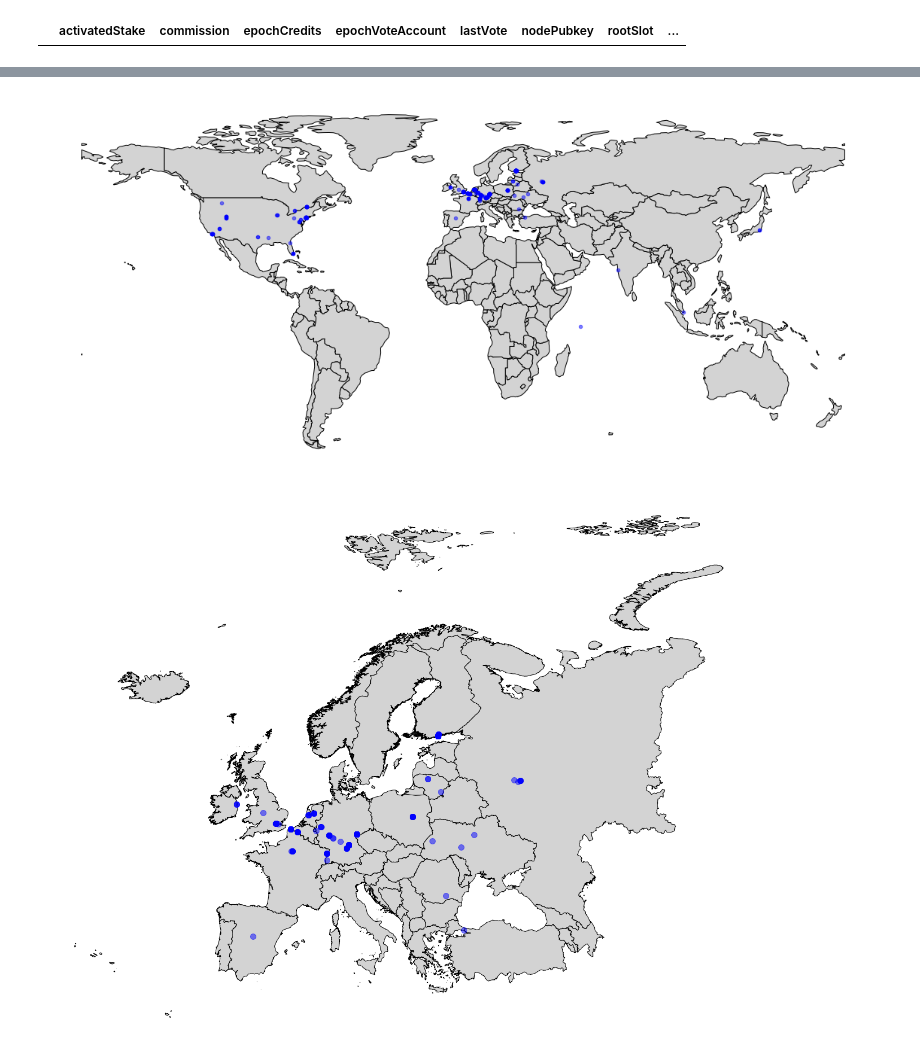
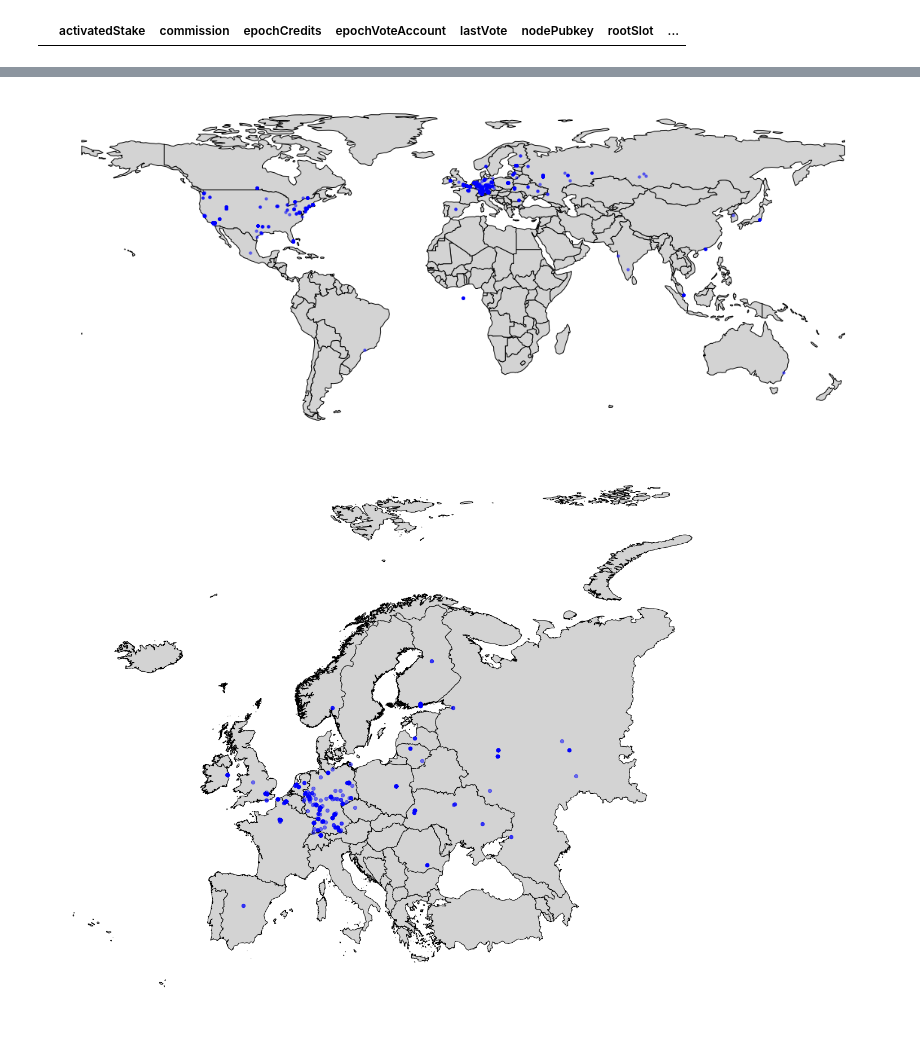
Before and after one commit to jnaulty/solana-validator-exploration, a Jupyter notebook: Solana Validator Exploration.ipynb, the cells around one changed output, grey strips where cells are left out. Saved outputs shown, nothing was run; the diff lists cells and outputs as text; code cells hidden in the pictures.

Commit message:
use shodan data--increase coverage of IPs evaluated

```diff
--- a/Solana Validator Exploration.ipynb
+++ b/Solana Validator Exploration.ipynb
@@ -258,4 +311,4 @@ sol_df.head()
 # %%
-applied_df = sol_df.apply(lambda row: get_ip_information_dict(row['tpu']), axis='columns', result_type='expand')
+applied_df = sol_df.apply(lambda row: get_ip_information_shodan(row['tpu']), axis='columns', result_type='expand')
 applied_df.head()
 # %% [output]
@@ -277,4 +354,4 @@ applied_df.head()
 # %%
-sol_df = pd.concat([sol_df, applied_df], axis='columns')
-sol_df.head()
+new_df = pd.concat([sol_df, applied_df], axis='columns')
+new_df.info()
 # %% [output]
@@ -288,7 +375,10 @@ sol_df.head()
 # %%
 #save_point
-#sol_df.to_pickle("sol_df.pkl")
+#new_df.to_pickle("ip_info_from_shodan_data_df.sep-3-2022.pkl")
 # load pickle with
-sol_df = pd.read_pickle("sol_df.pkl")
-sol_df.head()
+#sol_df = pd.read_pickle("sol_df.pkl")
+new_df.head()
+sol_df = new_df
+sol_df.info()
+metadata = "shodan_data_sep3_2022"
 # %% [output]
@@ -302,6 +402,6 @@ sol_df.head()
 # %%
 # duplicates entered from zip/map
-sol_df = sol_df.loc[:, ~sol_df.columns.duplicated()].copy()
+# sol_df = sol_df.loc[:, ~sol_df.columns.duplicated()].copy()
 # %%
 print(sol_df[["country", "org"]].describe())
 org = sol_df["org"]
@@ -361,20 +461,20 @@ gdf = gdf.fillna('')
 # %%
 
 world = geopandas.read_file(geopandas.datasets.get_path('naturalearth_lowres'))
 world = world[~world.continent.isin(['Antarctica'])]
 
 
 ax = world.plot(color='lightgrey', linewidth=1, edgecolor='black', figsize=(20,10))
 
 # We can now plot our ``GeoDataFrame``.
-plot = gdf.plot(markersize=20, color='blue', alpha=0.5, ax=ax )
+plot = gdf.plot(markersize=11, color='blue', alpha=0.5, ax=ax )
 ax.axis('off')
 
 plt.show()
 fig = plot.get_figure()
-fig.savefig("figures/Solana-Validator-World-Distribution.png")
+fig.savefig(f"figures/{metadata}/Solana-Validator-World-Distribution.png")
 # %% [output]
-[figure, old version]
+[figure, new version]
 # %%
 #europe = geopandas.read_file("shape-data/NUTS_RG_20M_2021_3857/NUTS_RG_20M_2021_3857.shp")
 europe = geopandas.read_file("shape-data/europe-shape/Europe.shp")
@@ -386,14 +486,14 @@ gdf_eu = gdf.fillna('')
 
 ax = europe.plot(color='lightgrey', linewidth=1, edgecolor='black', figsize=(50, 18))
 eu_intersection = geopandas.overlay(gdf_eu.to_crs(4326), europe, how='intersection')
-plot = eu_intersection.plot(markersize=100, color='blue', alpha=0.5, ax=ax)
+plot = eu_intersection.plot(markersize=40, color='blue', alpha=0.5, ax=ax)
 ax.axis('off')
 ax.set(xlabel="All Solana Validators in Europe")
 plt.show()
 fig = plot.get_figure()
-fig.savefig("figures/solana-validators-in-europe.png")
+fig.savefig(f"figures/{metadata}/solana-validators-in-europepng")
 # %% [output]
-[figure, old version]
+[figure, new version]
 # %%
 #german shapefile: https://www.eea.europa.eu/data-and-maps/data/eea-reference-grids-2/gis-files/germany-shapefile/at_download/file
 gdf_de = gdf_eu[gdf_eu.country == "DE"]
```
Also changed, not shown: parts of 28 cells of this notebook, 9 other files.
